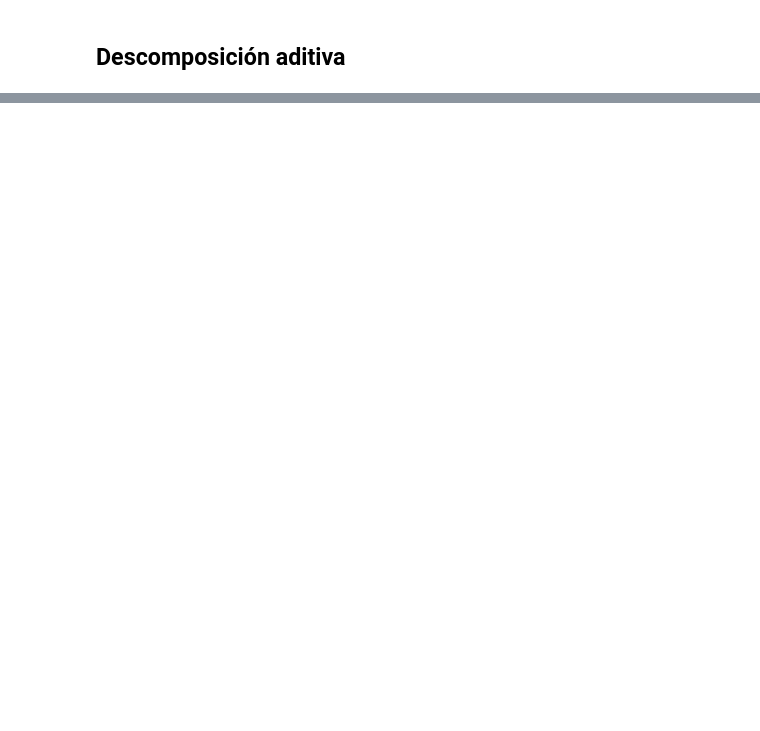
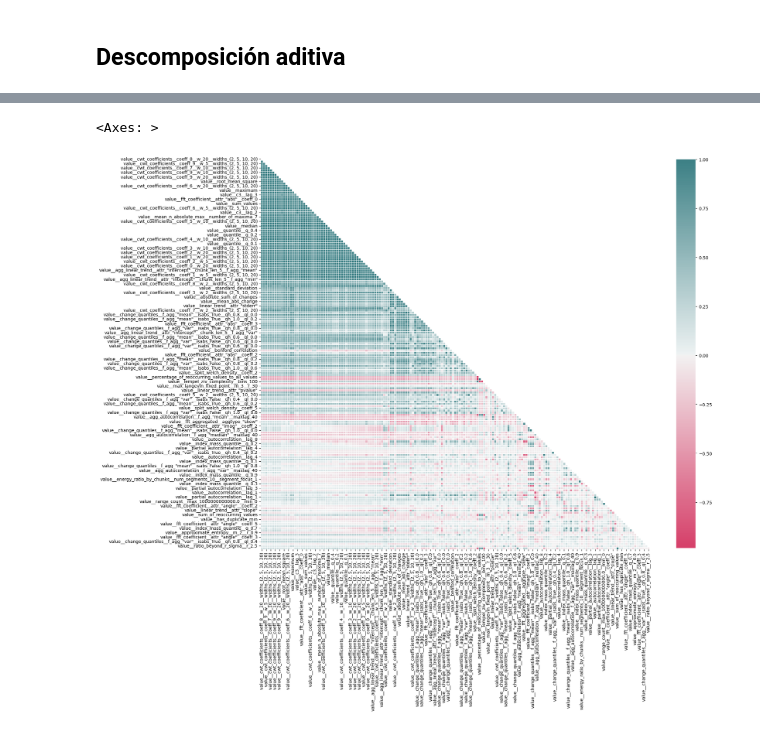
Before and after one commit to juanpablosalas/prueba-meli, a Jupyter notebook: scripts/3. Series de tiempo.ipynb, the cells around one changed output, grey strips where cells are left out. Drawn from its saved outputs; the diff is of its cells as text; code cells hidden in the pictures; blank space fills up the shorter version.

```diff
--- a/scripts/3. Series de tiempo.ipynb
+++ b/scripts/3. Series de tiempo.ipynb
@@ -112,0 +106,11 @@ plt.show()
+# %%
+df_tsfresh_1 = serie_datos[serie_datos.CATEGORY=='CATEG-1'].reset_index()
+df_tsfresh_1 = df_tsfresh_1[['DATE','UNITS_SOLD']].rename(columns={'DATE':'time','UNITS_SOLD':'value'})
+df_tsfresh_1 = df_tsfresh_1.sort_values('time')
+forecasting_frame_1,y_1 = make_forecasting_frame(df_tsfresh_1['value'], kind='rolling', max_timeshift=10,rolling_direction=1)
+# %%
+extracted_features_1 = extract_features(timeseries_container=forecasting_frame_1, column_id='id', column_sort='time', column_value='value')
+extracted_features_1.drop(columns=extracted_features_1.columns[extracted_features_1.isna().sum()==extracted_features_1.shape[0]],inplace=True)
+extracted_features_1 = impute(extracted_features_1)
+print(extracted_features_1.shape)
+extracted_features_1.head(8)
@@ -112,0 +129,4 @@ plt.show()
+# %%
+small_feat_set_1 = select_features(extracted_features_1, y_1, fdr_level = 0.005, ml_task = 'regression')
+print(small_feat_set_1.shape)
+small_feat_set_1.head(8)
@@ -112,0 +145,9 @@ plt.show()
+# %%
+corr = small_feat_set_1.corr()
+mask = np.triu(np.ones_like(corr, dtype=bool))
+f, ax = plt.subplots(figsize=(20, 20))
+cmap = sns.diverging_palette(1, 200, as_cmap=True)
+sns.heatmap(corr, mask=mask, cmap=cmap, vmax=None, center=0,square=True, annot=False, linewidths=.5, cbar_kws={"shrink": 0.8})
+# %% [output]
+<Axes: >
+[figure, added]
```
Also changed, not shown: parts of 17 cells of this notebook.
